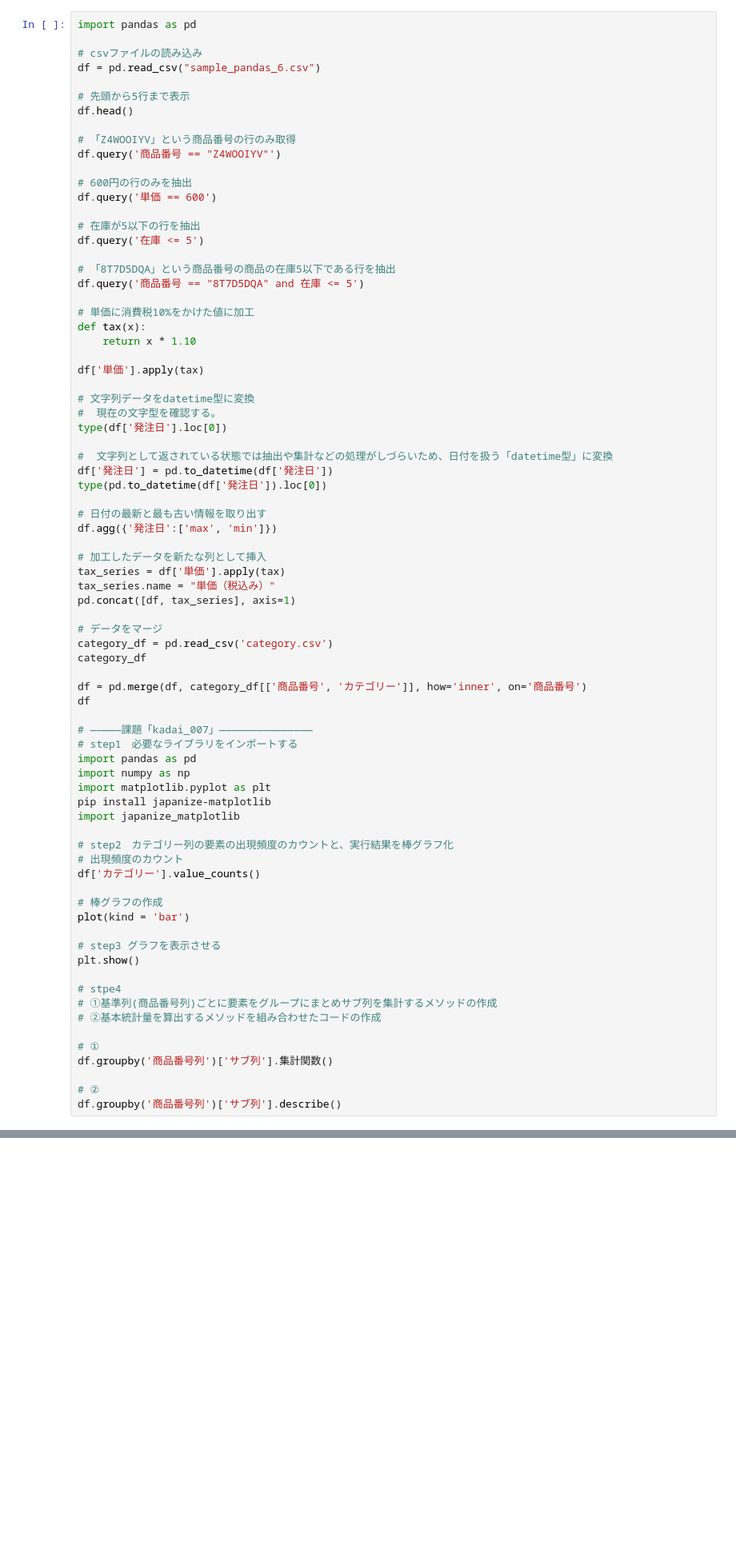
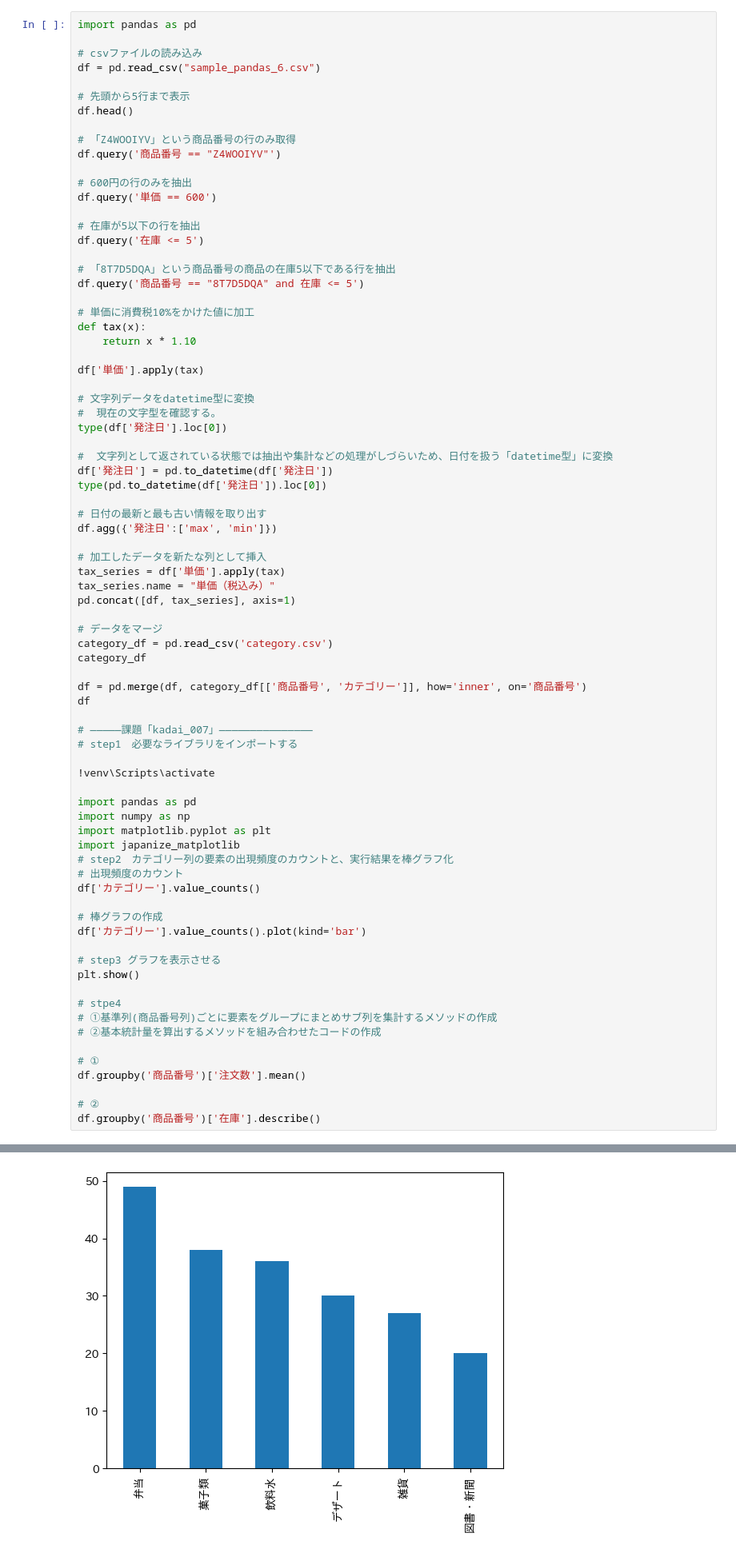
Before and after one commit to sosuke-p/kadai_007-pandas-, a Jupyter notebook: kadai_007.ipynb, the cells around one changed output, grey strips where cells are left out. Shown at 80% size. Cells and saved outputs as stored; diff of their text form; blank space fills up the shorter version.

```diff
--- a/kadai_007.ipynb
+++ b/kadai_007.ipynb
@@ -52,18 +72,19 @@ df
 
 # ―――――課題「kadai_007」―――――――――――――――
 # step1　必要なライブラリをインポートする
+
+!venv\Scripts\activate
+
 import pandas as pd
 import numpy as np
 import matplotlib.pyplot as plt
-pip install japanize-matplotlib
 import japanize_matplotlib
-
 # step2　カテゴリー列の要素の出現頻度のカウントと、実行結果を棒グラフ化
 # 出現頻度のカウント
 df['カテゴリー'].value_counts()
 
 # 棒グラフの作成
-plot(kind = 'bar')
+df['カテゴリー'].value_counts().plot(kind='bar')
 
 # step3 グラフを表示させる
 plt.show()
@@ -73,8 +94,8 @@ plt.show()
 # ②基本統計量を算出するメソッドを組み合わせたコードの作成
 
 # ①
-df.groupby('商品番号列')['サブ列'].集計関数()
+df.groupby('商品番号')['注文数'].mean()
 
 # ②
-df.groupby('商品番号列')['サブ列'].describe()
+df.groupby('商品番号')['在庫'].describe()
 # %% [output]
@@ -81,0 +103 @@ SyntaxError: ignored
+[figure, added]
```
Also changed, not shown: parts of 2 cells of this notebook.
